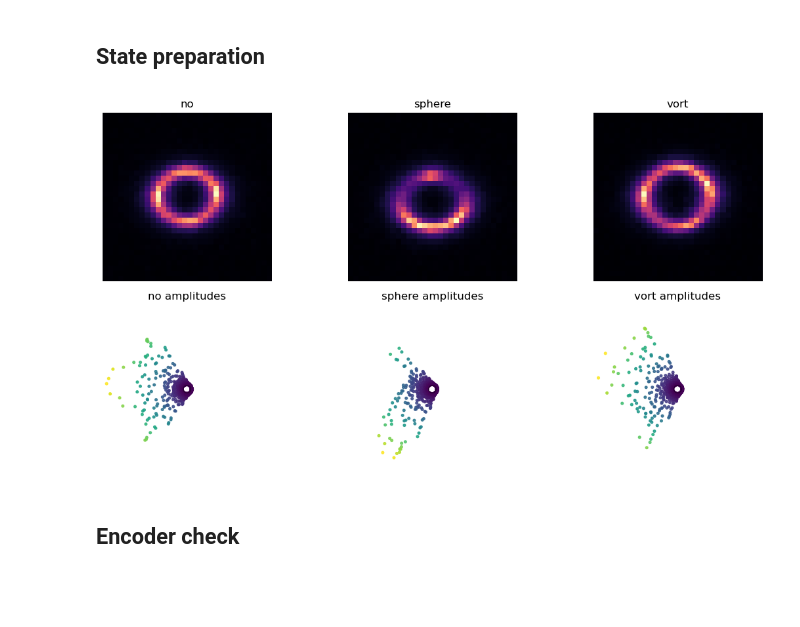
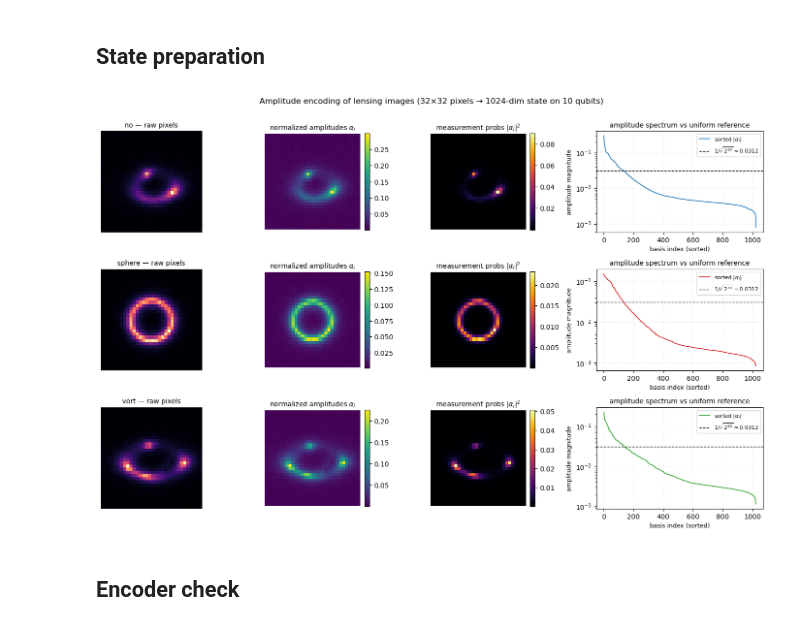
Before and after one commit to sushmanthreddy/deeplense-quantum, a Jupyter notebook: notebooks/amplitude_testing/datavisualization_amplitude.ipynb, the cells around one changed output. Drawn from its saved outputs; the diff is of its cells as text; code cells hidden in the pictures; blank space fills up the shorter version.

```diff
--- a/notebooks/amplitude_testing/datavisualization_amplitude.ipynb
+++ b/notebooks/amplitude_testing/datavisualization_amplitude.ipynb
@@ -165,40 +165,72 @@ np.save(OUT_DIR / "arrays" / "X_amp.npy", X_amp.astype(np.float32))
 np.save(OUT_DIR / "arrays" / "y.npy", y)
 np.save(OUT_DIR / "arrays" / "plus_state.npy", plus_state.astype(np.float32))
 # %%
-fig = plt.figure(figsize=(4 * len(cs_present), 6))
-theta = np.linspace(0.0, 2.0 * np.pi, X_amp.shape[1], endpoint=False)
+EXAMPLES_PER_CLASS = 1
+n_rows = len(cs_present) * EXAMPLES_PER_CLASS
+flat_dim = X_amp.shape[1]
+uniform_amp = 1.0 / np.sqrt(flat_dim)
 
-for col, class_name in enumerate(cs_present):
-    idx = np.where(y == class_name)[0][0]
-    image = X_raw[idx].reshape(TARGET_SIZE, TARGET_SIZE)
-    amplitudes = X_amp[idx]
-    scaled = amplitudes / amplitudes.max()
+fig, axes = plt.subplots(
+    n_rows, 4,
+    figsize=(14, 3.0 * n_rows),
+    gridspec_kw={"width_ratios": [1.0, 1.0, 1.0, 1.6]},
+)
+if n_rows == 1:
+    axes = axes[None, :]
 
-    ax_img = fig.add_subplot(2, len(cs_present), col + 1)
-    ax_img.imshow(image, cmap="magma")
-    ax_img.set_title(class_name)
-    ax_img.set_axis_off()
+rng_examples = np.random.default_rng(SEED)
+row = 0
+for class_name in cs_present:
+    class_pool = np.where(y == class_name)[0]
+    chosen = rng_examples.choice(class_pool, size=EXAMPLES_PER_CLASS, replace=False)
 
-    ax_amp = fig.add_subplot(2, len(cs_present), len(cs_present) + col + 1, projection="polar")
-    ax_amp.plot(theta, np.ones_like(theta), color="black", linewidth=0.8, alpha=0.5)
-    ax_amp.scatter(
-        theta,
-        1.0 + 0.45 * scaled,
-        c=amplitudes,
-        cmap="viridis",
-        s=7,
-        alpha=0.85,
-    )
-    ax_amp.set_title(f"{class_name} amplitudes")
-    ax_amp.set_xticks([])
-    ax_amp.set_yticks([])
-    ax_amp.spines["polar"].set_visible(False)
+    for sample_idx in chosen:
+        raw_img = X_raw[sample_idx].reshape(TARGET_SIZE, TARGET_SIZE)
+        amp_img = X_amp[sample_idx].reshape(TARGET_SIZE, TARGET_SIZE)
+        prob_img = amp_img ** 2
 
+        ax_raw, ax_amp, ax_prob, ax_spec = axes[row]
+
+        ax_raw.imshow(raw_img, cmap="magma")
+        ax_raw.set_title(f"{class_name} — raw pixels", fontsize=10)
+        ax_raw.set_axis_off()
+
+        im_amp = ax_amp.imshow(amp_img, cmap="viridis")
+        ax_amp.set_title(r"normalized amplitudes $\alpha_i$", fontsize=10)
+        ax_amp.set_axis_off()
+        plt.colorbar(im_amp, ax=ax_amp, fraction=0.046, pad=0.04)
+
+        im_prob = ax_prob.imshow(prob_img, cmap="inferno", norm=None)
+        ax_prob.set_title(r"measurement probs $|\alpha_i|^2$", fontsize=10)
+        ax_prob.set_axis_off()
+        plt.colorbar(im_prob, ax=ax_prob, fraction=0.046, pad=0.04)
+
+        sorted_amp = np.sort(np.abs(X_amp[sample_idx]))[::-1]
+        ax_spec.plot(sorted_amp, color=CLASS_COLORS.get(class_name, "#1f77b4")
+                     if "CLASS_COLORS" in globals() else "#1f77b4",
+                     linewidth=1.2, label=r"sorted $|\alpha_i|$")
+        ax_spec.axhline(uniform_amp, color="black", linestyle="--", linewidth=1.0,
+                        label=fr"$1/\sqrt{{2^{{{N_QUBITS}}}}} \approx {uniform_amp:.4f}$")
+        ax_spec.set_xlabel("basis index (sorted)", fontsize=9)
+        ax_spec.set_ylabel("amplitude magnitude", fontsize=9)
+        ax_spec.set_title("amplitude spectrum vs uniform reference", fontsize=10)
+        ax_spec.set_yscale("log")
+        ax_spec.grid(alpha=0.3, linestyle=":")
+        ax_spec.legend(fontsize=8, loc="upper right")
+
+        row += 1
+
+plt.suptitle(
+    f"Amplitude encoding of lensing images "
+    f"({TARGET_SIZE}×{TARGET_SIZE} pixels → {flat_dim}-dim state on {N_QUBITS} qubits)",
+    fontsize=12, y=1.005,
+)
 plt.tight_layout()
-plt.savefig(OUT_DIR / "figures" / "amplitude_encoding_circle.png", dpi=140)
+plt.savefig(OUT_DIR / "figures" / "amplitude_encoding_overview.png",
+            dpi=160, bbox_inches="tight")
 plt.show()
 # %% [output]
-[figure, old version]
+[figure, new version]
 # %% [markdown]
 ## Encoder check
 # %%
```
Also changed, not shown: parts of 7 cells of this notebook, 3 other files.
